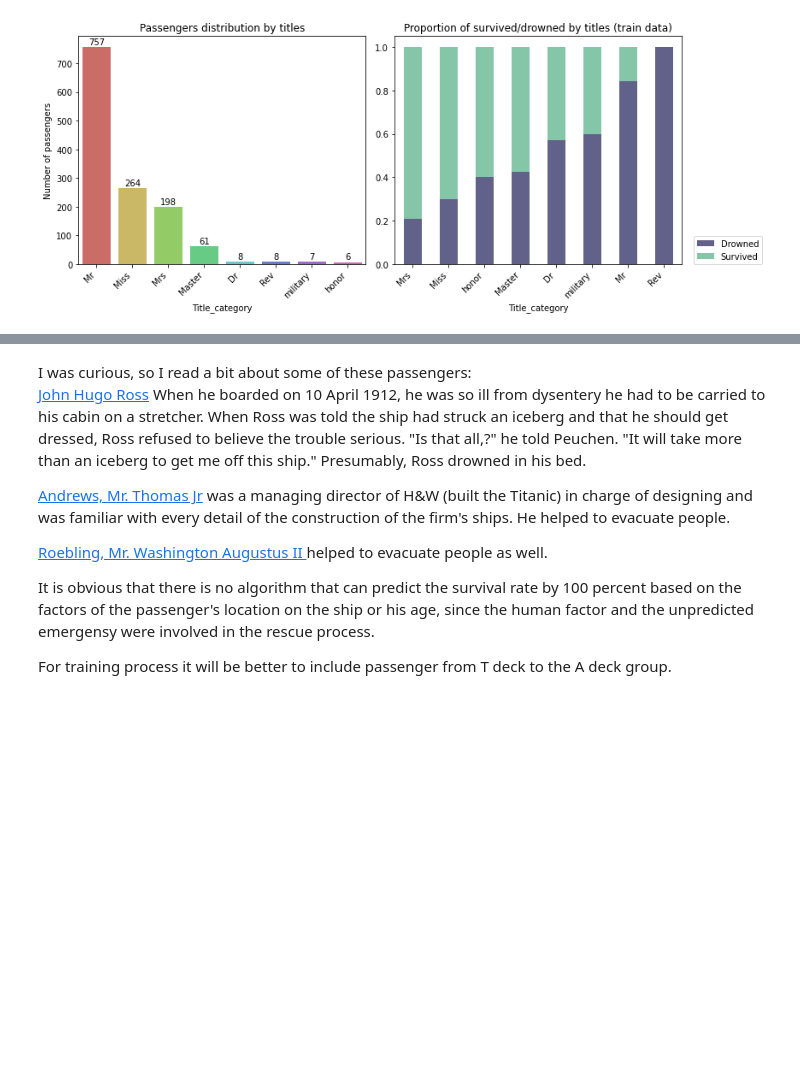
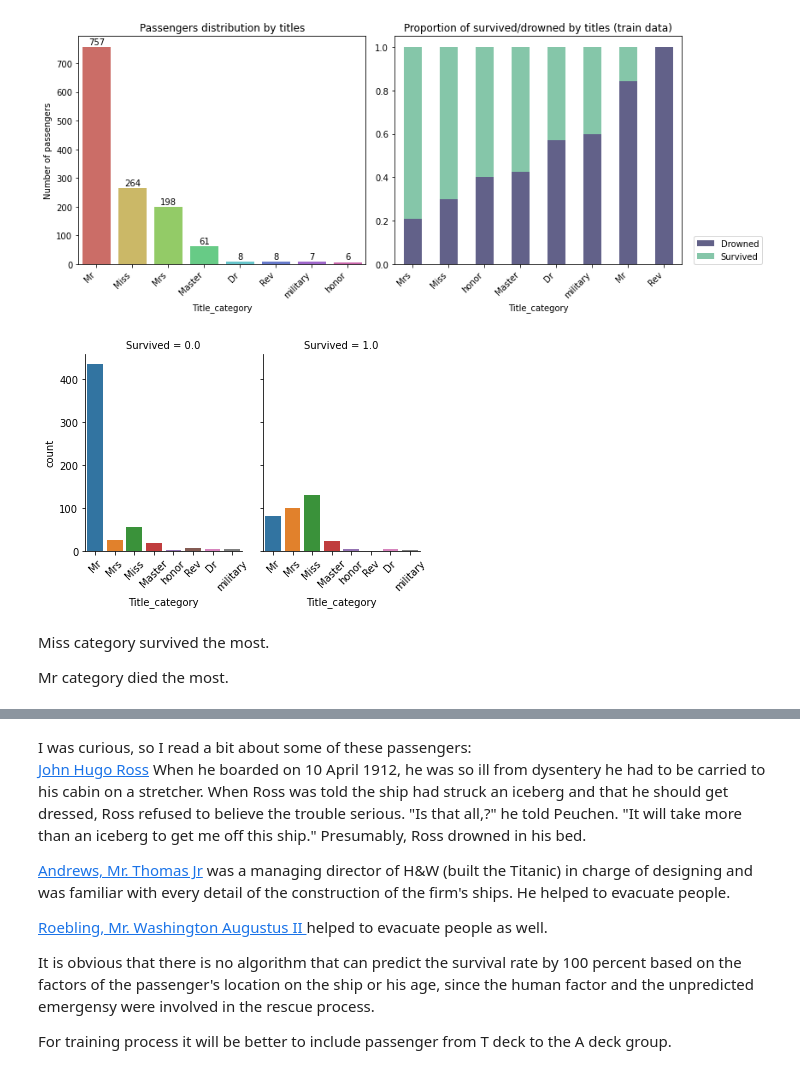
Before and after one commit to ReneValenzuela/AI-ML-Batch2, a Jupyter notebook: LU___titanic_eda_tutorial_with_seaborn___Learners_15_Jan_2021.ipynb, the cells around one changed output, grey strips where cells are left out. Saved outputs shown, nothing was run; the diff lists cells and outputs as text; code cells hidden in the pictures; blank space fills up the shorter version.

```diff
--- a/LU___titanic_eda_tutorial_with_seaborn___Learners_15_Jan_2021.ipynb
+++ b/LU___titanic_eda_tutorial_with_seaborn___Learners_15_Jan_2021.ipynb
@@ -746,3 +744,14 @@ plt.show()
+# %%
+category_survived = sns.catplot(x='Title_category', col='Survived', data=all_data, height=4, aspect=0.7, kind='count')
+
+category_survived.set_xticklabels(rotation=45)
+plt.tight_layout();
+# %% [output]
+[figure, added]
+# %% [markdown]
+Miss category survived the most.
+
+Mr category died the most.
 # %%
 class_by_title_cat = all_data.groupby('Title_category')['Pclass'].value_counts(normalize = True)
 class_by_title_cat = class_by_title_cat.unstack().sort_values(by = 1, ascending = False)
```
Also changed, not shown: parts of 71 cells of this notebook.
